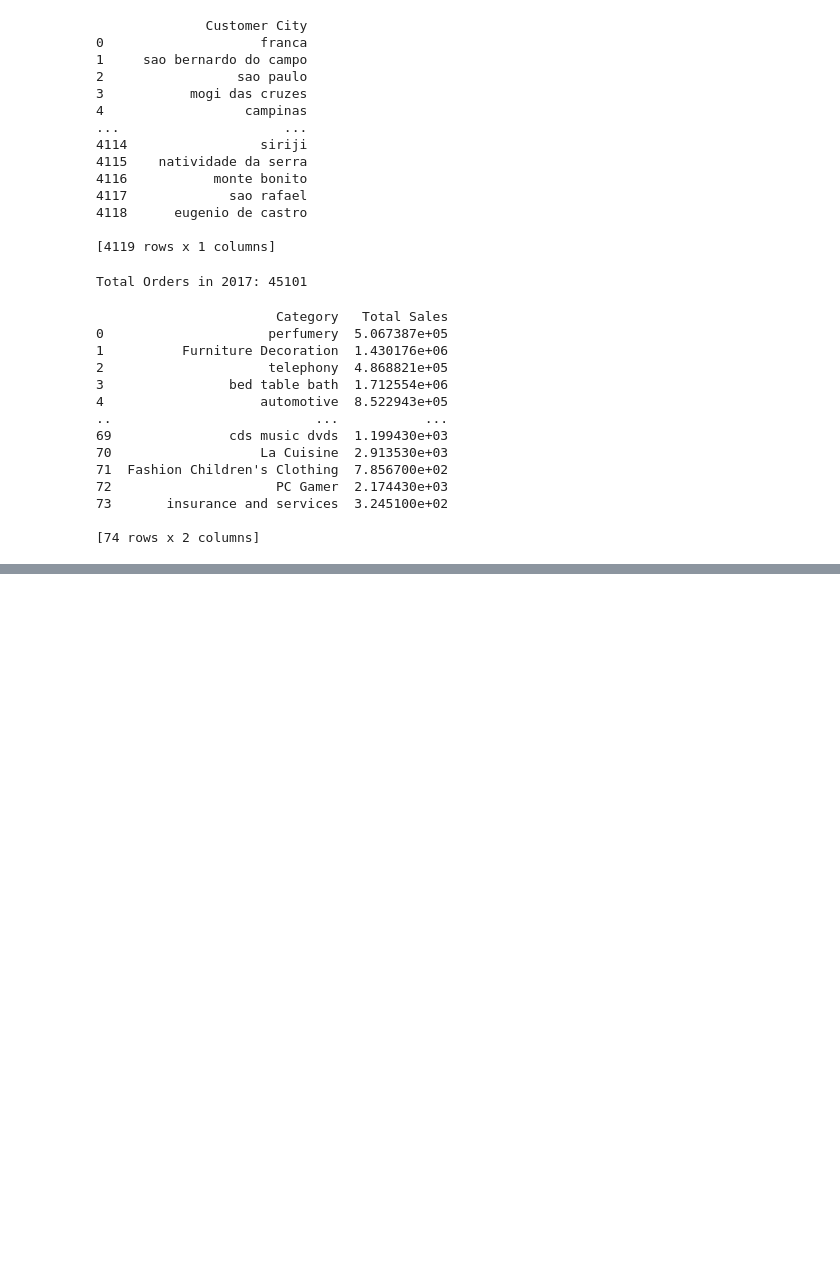
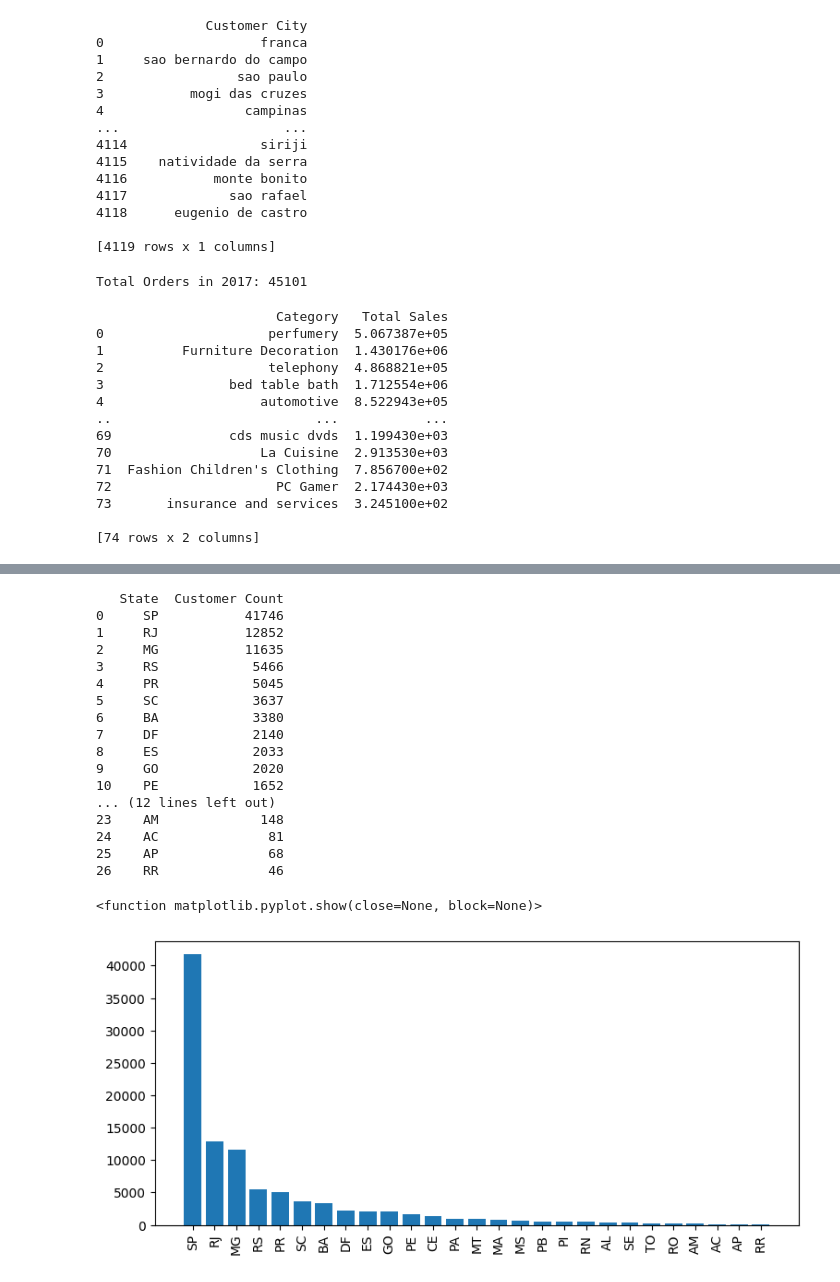
Before and after one commit to Harpreetsingh-Developer/Data-Analysit--Ecommerce-, a Jupyter notebook: python+sql_ecommerce.ipynb, the cells around one changed output, grey strips where cells are left out. Saved outputs shown, nothing was run; the diff lists cells and outputs as text; code cells hidden in the pictures; blank space fills up the shorter version.

```diff
--- a/python+sql_ecommerce.ipynb
+++ b/python+sql_ecommerce.ipynb
@@ -106 +106,42 @@ ProgrammingError: 1064 (42000): You have an error in your SQL syntax; check the
+# %%
+# Count the number of customers from each state.
+
+query = """
+    SELECT customer_state, COUNT(customer_id) AS customer_count
+    FROM customers
+    GROUP BY customer_state
+    ORDER BY customer_count DESC;
+"""
+cursor.execute(query)
+data = cursor.fetchall()
+
+# Display results in a readable format using Pandas
+df = pd.DataFrame(data, columns=["State", "Customer Count"])
+print(df)
+df = df.sort_values(by= "Customer Count", ascending = False)
+
+plt.figure(figsize=(9,4))
+plt.bar(df["State"] ,df ["Customer Count"])
+plt.xticks(rotation = 90)
+plt.show
+# %% [output]
+   State  Customer Count
+0     SP           41746
+1     RJ           12852
+2     MG           11635
+3     RS            5466
+4     PR            5045
+5     SC            3637
+6     BA            3380
+7     DF            2140
+8     ES            2033
+9     GO            2020
+10    PE            1652
+... (12 lines left out)
+23    AM             148
+24    AC              81
+25    AP              68
+26    RR              46
+<function matplotlib.pyplot.show(close=None, block=None)>
+[figure, added]
 # %%
```
Also changed, not shown: parts of 4 cells of this notebook.
